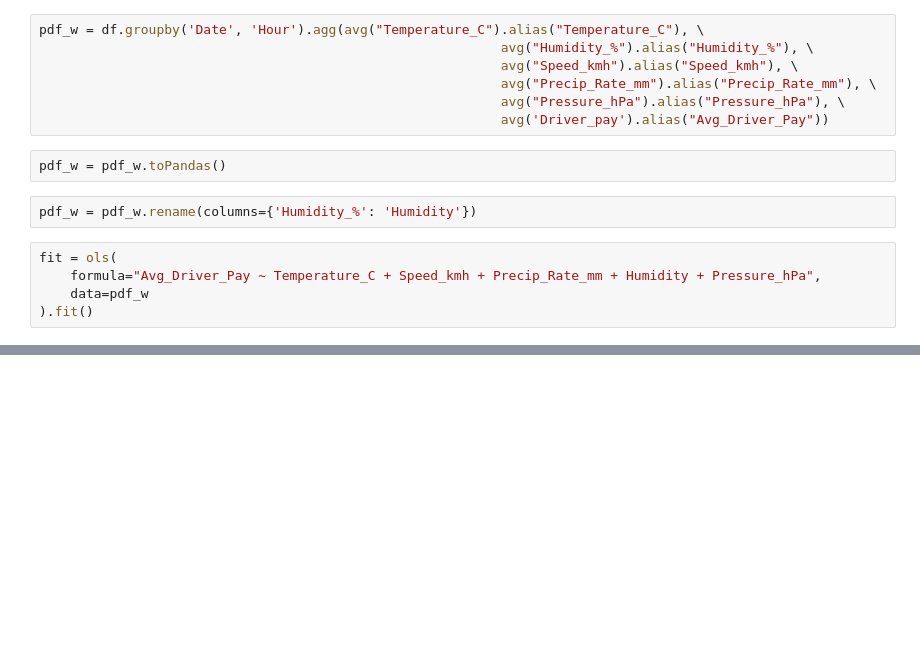
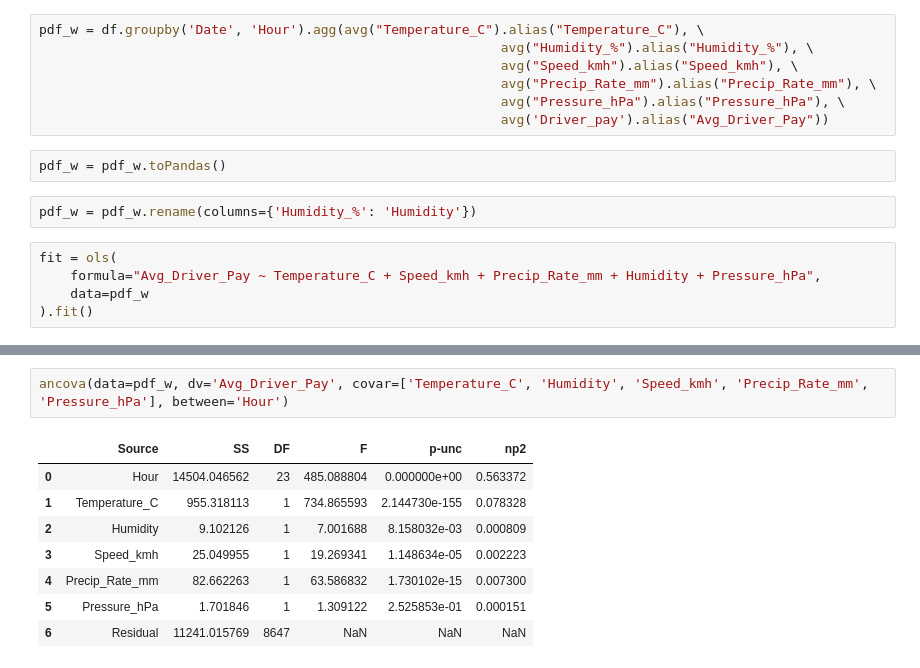
Before and after one commit to MAST30034-Applied-Data-Science/mast30034-project-1-senturner, a Jupyter notebook: notebooks/data_analysis_average_fare.ipynb, the cells around one changed output, grey strips where cells are left out. Drawn from its saved outputs; the diff is of its cells as text; blank space fills up the shorter version.

Commit message:
added ancova analysis

```diff
--- a/notebooks/data_analysis_average_fare.ipynb
+++ b/notebooks/data_analysis_average_fare.ipynb
@@ -132,0 +134,11 @@ Residual        25120.523241  8657.0         NaN           NaN
+# %%
+ancova(data=pdf_w, dv='Avg_Driver_Pay', covar=['Temperature_C', 'Humidity', 'Speed_kmh', 'Precip_Rate_mm', 'Pressure_hPa'], between='Hour')
+# %% [output]
+|  | Source | SS | DF | F | p-unc | np2 |
+| 0 | Hour | 14504.046562 | 23 | 485.088804 | 0.000000e+00 | 0.563372 |
+| 1 | Temperature_C | 955.318113 | 1 | 734.865593 | 2.144730e-155 | 0.078328 |
+| 2 | Humidity | 9.102126 | 1 | 7.001688 | 8.158032e-03 | 0.000809 |
+| 3 | Speed_kmh | 25.049955 | 1 | 19.269341 | 1.148634e-05 | 0.002223 |
+| 4 | Precip_Rate_mm | 82.662263 | 1 | 63.586832 | 1.730102e-15 | 0.007300 |
+| 5 | Pressure_hPa | 1.701846 | 1 | 1.309122 | 2.525853e-01 | 0.000151 |
+| 6 | Residual | 11241.015769 | 8647 | NaN | NaN | NaN |
```
Also changed, not shown: parts of 4 cells of this notebook, 5 other files.
